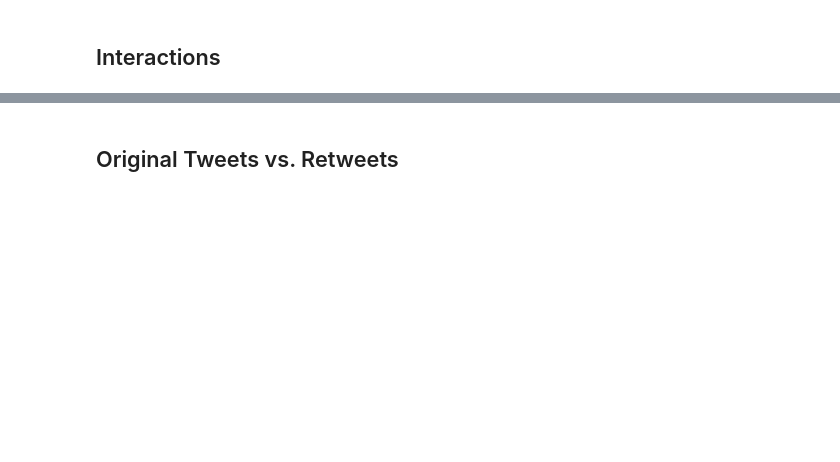
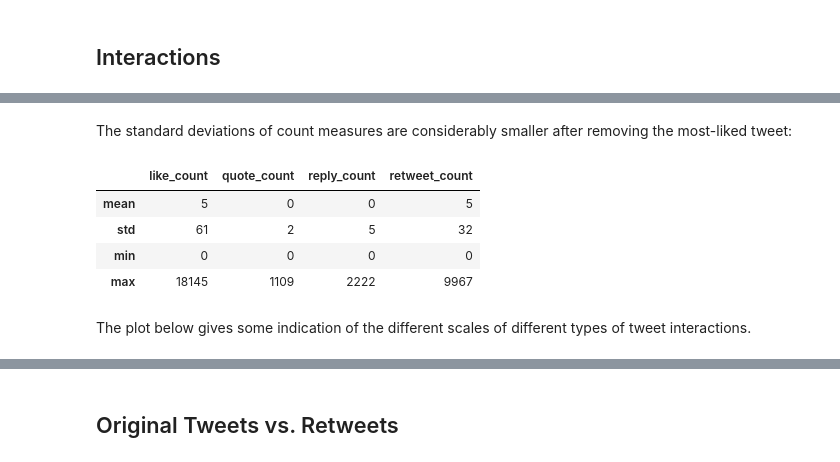
Before and after one commit to sarahkpardo/social-media-data-analysis, a Jupyter notebook: data_summary.ipynb, the cells around one changed output, grey strips where cells are left out. Cells and saved outputs as stored; diff of their text form; code cells hidden in the pictures; blank space fills up the shorter version.

```diff
--- a/data_summary.ipynb
+++ b/data_summary.ipynb
@@ -149,6 +237,8 @@ Name: like_count, dtype: int64
 # %%
-most_liked_tweet = iran['like_count'].idxmax()
-(iran
- .loc[most_liked_tweet]['tweet_text']
+most_liked_tweet = campaign['like_count'].idxmax()
+print('"',campaign
+ .loc[most_liked_tweet]['tweet_text'],
+      '"'
 )
+print('\nNumber of likes: {}'.format(campaign['like_count'].max()))
 # %% [output]
@@ -226,0 +345,5 @@ interactions
+# %%
+interactions_after = (campaign
+                .drop(index=most_liked_tweet)
+                .describe()
+               )
@@ -226,0 +361,15 @@ interactions
+# %% [markdown]
+The standard deviations of count measures are considerably smaller after removing the most-liked tweet:
+# %%
+(interactions_after
+ .loc[stats][counts]
+ .astype('int')
+)
+# %% [output]
+|  | like_count | quote_count | reply_count | retweet_count |
+| mean | 5 | 0 | 0 | 5 |
+| std | 61 | 2 | 5 | 32 |
+| min | 0 | 0 | 0 | 0 |
+| max | 18145 | 1109 | 2222 | 9967 |
+# %% [markdown]
+The plot below gives some indication of the different scales of different types of tweet interactions.
```
Also changed, not shown: parts of 40 cells of this notebook, 5 other files.
